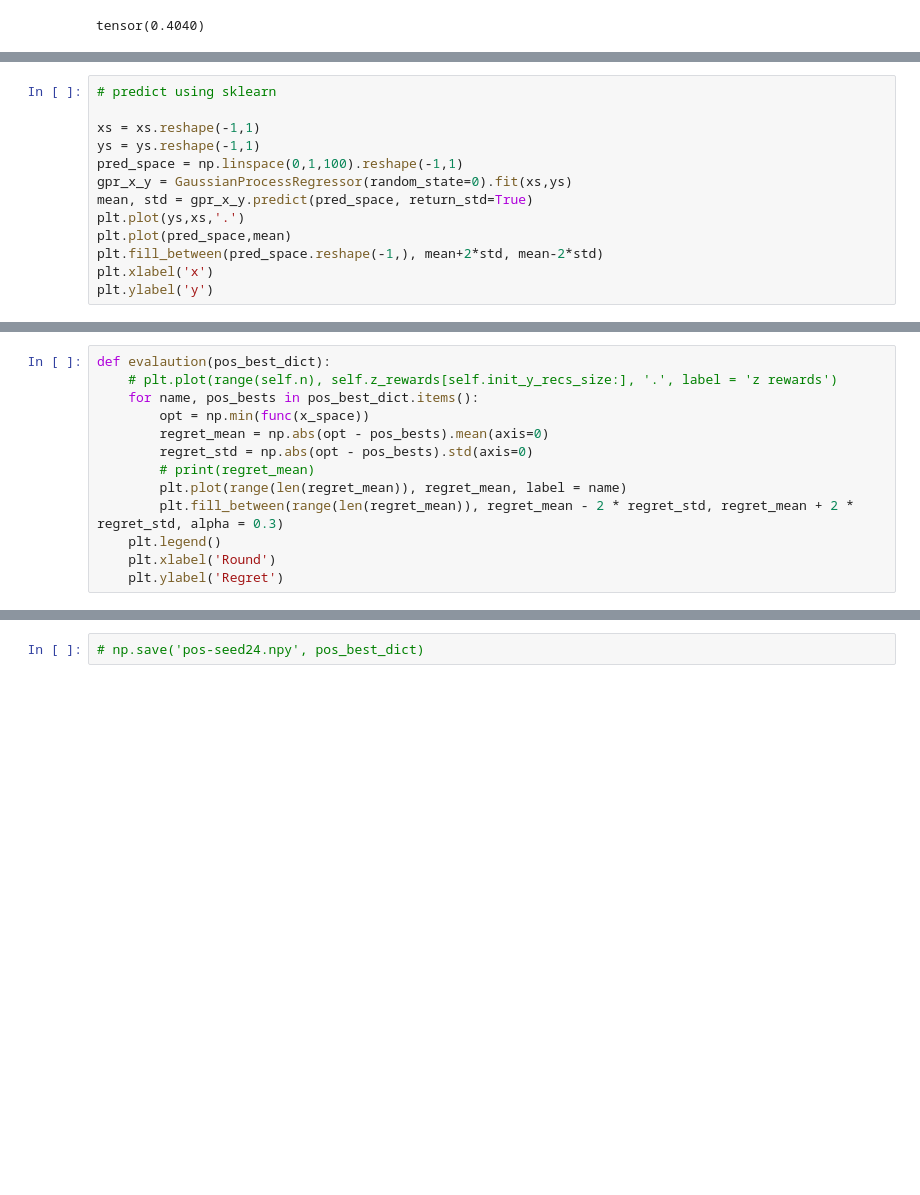
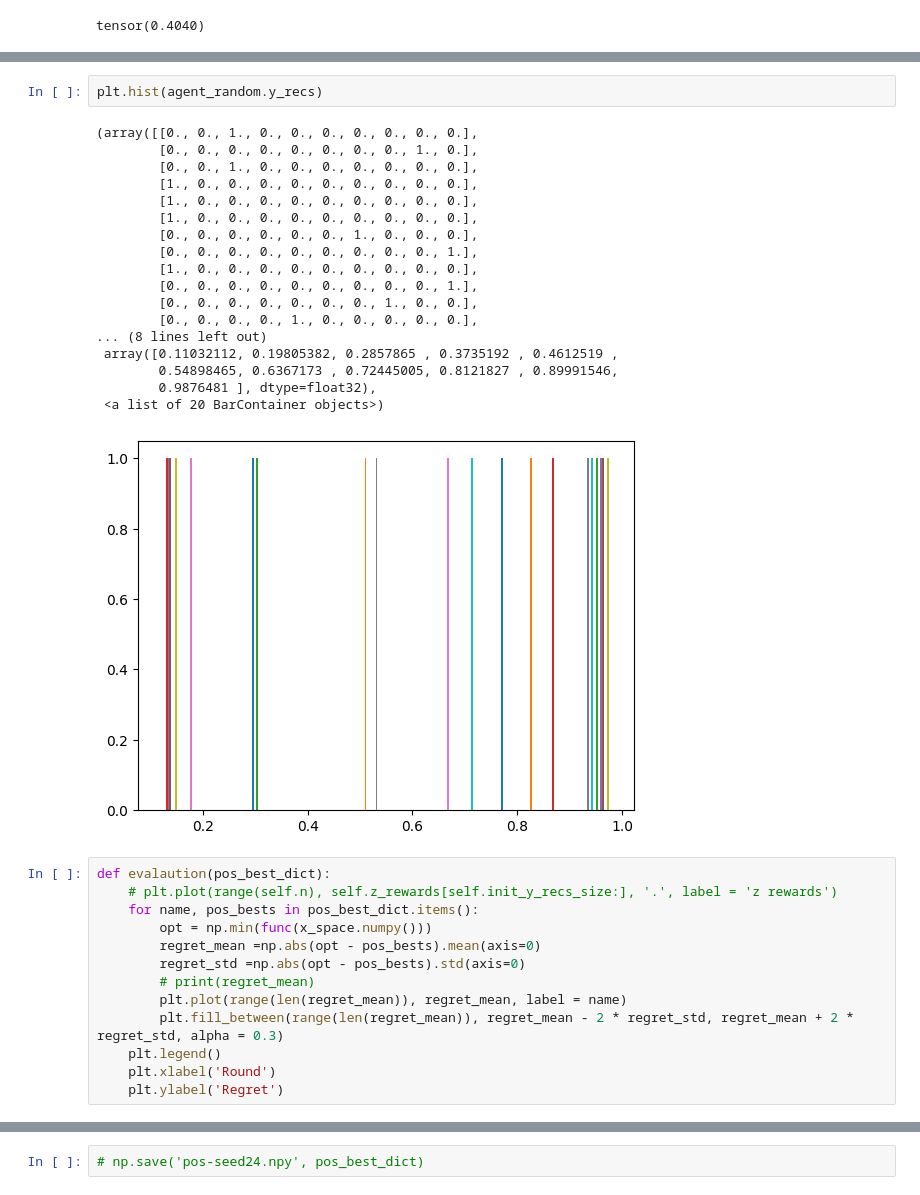
Before and after one commit to Mengyanz/deconditional-downscaling, a Jupyter notebook: simulation.ipynb, the cells around one changed output, grey strips where cells are left out. Cells and saved outputs as stored; diff of their text form; blank space fills up the shorter version.

```diff
--- a/simulation.ipynb
+++ b/simulation.ipynb
@@ -352,13 +205,0 @@ AttributeError: 'numpy.ndarray' object has no attribute 'numpy'
-# %%
-# predict using sklearn
-
-xs = xs.reshape(-1,1)
-ys = ys.reshape(-1,1)
-pred_space = np.linspace(0,1,100).reshape(-1,1)
-gpr_x_y = GaussianProcessRegressor(random_state=0).fit(xs,ys)
-mean, std = gpr_x_y.predict(pred_space, return_std=True)
-plt.plot(ys,xs,'.')
-plt.plot(pred_space,mean)
-plt.fill_between(pred_space.reshape(-1,), mean+2*std, mean-2*std)
-plt.xlabel('x')
-plt.ylabel('y')
@@ -480,10 +295,31 @@ pos_best_dict['random']= agent_random.simulation()
+# %%
+plt.hist(agent_random.y_recs)
+# %% [output]
+(array([[0., 0., 1., 0., 0., 0., 0., 0., 0., 0.],
+        [0., 0., 0., 0., 0., 0., 0., 0., 1., 0.],
+        [0., 0., 1., 0., 0., 0., 0., 0., 0., 0.],
+        [1., 0., 0., 0., 0., 0., 0., 0., 0., 0.],
+        [1., 0., 0., 0., 0., 0., 0., 0., 0., 0.],
+        [1., 0., 0., 0., 0., 0., 0., 0., 0., 0.],
+        [0., 0., 0., 0., 0., 0., 1., 0., 0., 0.],
+        [0., 0., 0., 0., 0., 0., 0., 0., 0., 1.],
+        [1., 0., 0., 0., 0., 0., 0., 0., 0., 0.],
+        [0., 0., 0., 0., 0., 0., 0., 0., 0., 1.],
+        [0., 0., 0., 0., 0., 0., 0., 1., 0., 0.],
+        [0., 0., 0., 0., 1., 0., 0., 0., 0., 0.],
+... (8 lines left out)
+ array([0.11032112, 0.19805382, 0.2857865 , 0.3735192 , 0.4612519 ,
+        0.54898465, 0.6367173 , 0.72445005, 0.8121827 , 0.89991546,
+        0.9876481 ], dtype=float32),
+ <a list of 20 BarContainer objects>)
+[figure, added]
 # %%
 def evalaution(pos_best_dict):
     # plt.plot(range(self.n), self.z_rewards[self.init_y_recs_size:], '.', label = 'z rewards')
     for name, pos_bests in pos_best_dict.items():
-        opt = np.min(func(x_space))
-        regret_mean = np.abs(opt - pos_bests).mean(axis=0)
-        regret_std = np.abs(opt - pos_bests).std(axis=0)
+        opt = np.min(func(x_space.numpy()))
+        regret_mean =np.abs(opt - pos_bests).mean(axis=0)
+        regret_std =np.abs(opt - pos_bests).std(axis=0)
         # print(regret_mean)
         plt.plot(range(len(regret_mean)), regret_mean, label = name)
         plt.fill_between(range(len(regret_mean)), regret_mean - 2 * regret_std, regret_mean + 2 * regret_std, alpha = 0.3)
```
Also changed, not shown: parts of 49 cells of this notebook, 3 other files.
